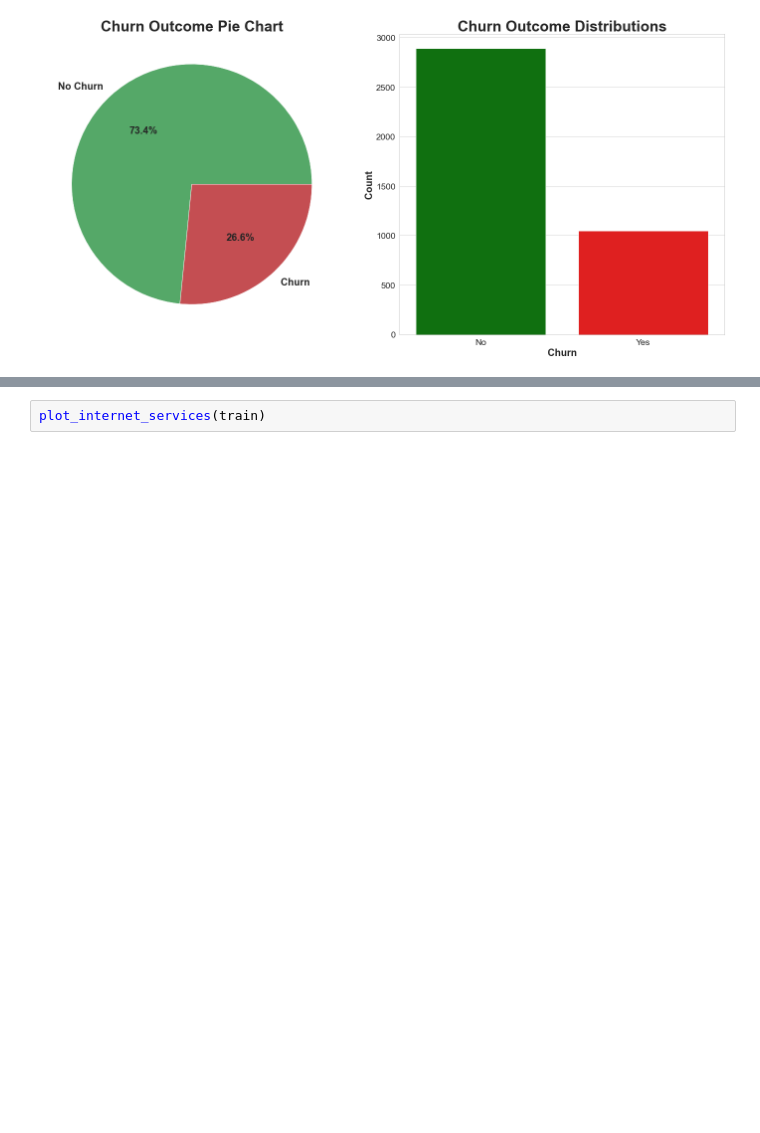
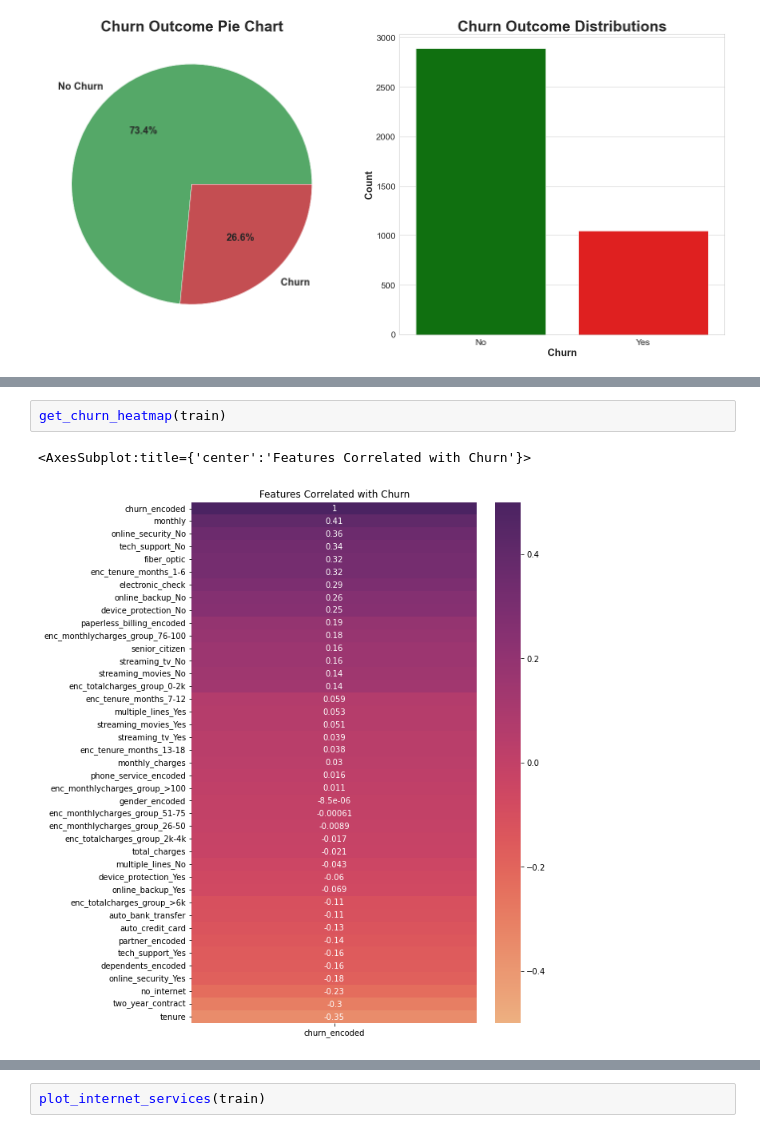
Before and after one commit to nicholas-dougherty/telco-classification-project, a Jupyter notebook: final_report.ipynb, the cells around one changed output, grey strips where cells are left out. Drawn from its saved outputs; the diff is of its cells as text; blank space fills up the shorter version.

```diff
--- a/final_report.ipynb
+++ b/final_report.ipynb
@@ -93,0 +138,5 @@ At this juncture, via visualization we discover which features will have the lar
+# %%
+get_churn_heatmap(train)
+# %% [output]
+<AxesSubplot:title={'center':'Features Correlated with Churn'}>
+[figure, added]
```
Also changed, not shown: parts of 29 cells of this notebook, 2 other files.
